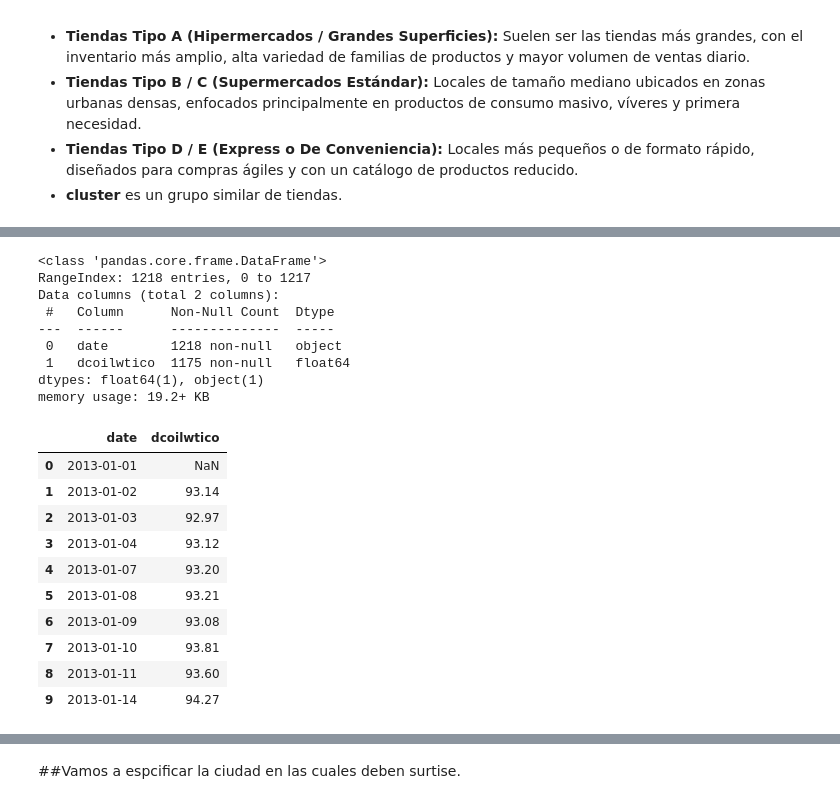
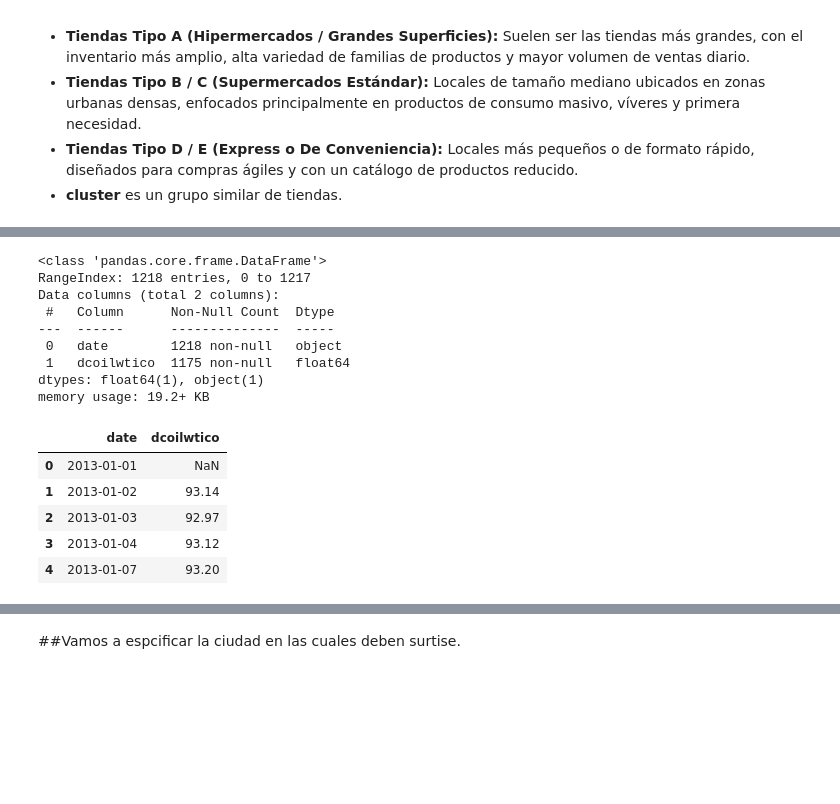
Before and after one commit to Rrricardi/reabastecimiento-inteligente-de-inventario-ml, a Jupyter notebook: Create_data_sql.ipynb, the cells around one changed output, grey strips where cells are left out. Drawn from its saved outputs; the diff is of its cells as text; code cells hidden in the pictures; blank space fills up the shorter version.

```diff
--- a/Create_data_sql.ipynb
+++ b/Create_data_sql.ipynb
@@ -213,28 +208,23 @@ memory usage: 2.2+ KB
 # %%
 df_oil = pd.read_csv("/content/drive/MyDrive/Data/oil.csv")
 df_oil.info()
-df_oil.head(10)
+df_oil.head()
 # %% [output]
 <class 'pandas.core.frame.DataFrame'>
 RangeIndex: 1218 entries, 0 to 1217
 Data columns (total 2 columns):
  #   Column      Non-Null Count  Dtype
 ---  ------      --------------  -----
  0   date        1218 non-null   object
  1   dcoilwtico  1175 non-null   float64
 dtypes: float64(1), object(1)
 memory usage: 19.2+ KB
 |  | date | dcoilwtico |
 | 0 | 2013-01-01 | NaN |
 | 1 | 2013-01-02 | 93.14 |
 | 2 | 2013-01-03 | 92.97 |
 | 3 | 2013-01-04 | 93.12 |
 | 4 | 2013-01-07 | 93.20 |
-| 5 | 2013-01-08 | 93.21 |
-| 6 | 2013-01-09 | 93.08 |
-| 7 | 2013-01-10 | 93.81 |
-| 8 | 2013-01-11 | 93.60 |
-| 9 | 2013-01-14 | 94.27 |
 # %%
 families = df_train["family"].unique()
 np.random.seed(42)
```
Also changed, not shown: parts of 3 cells of this notebook.
